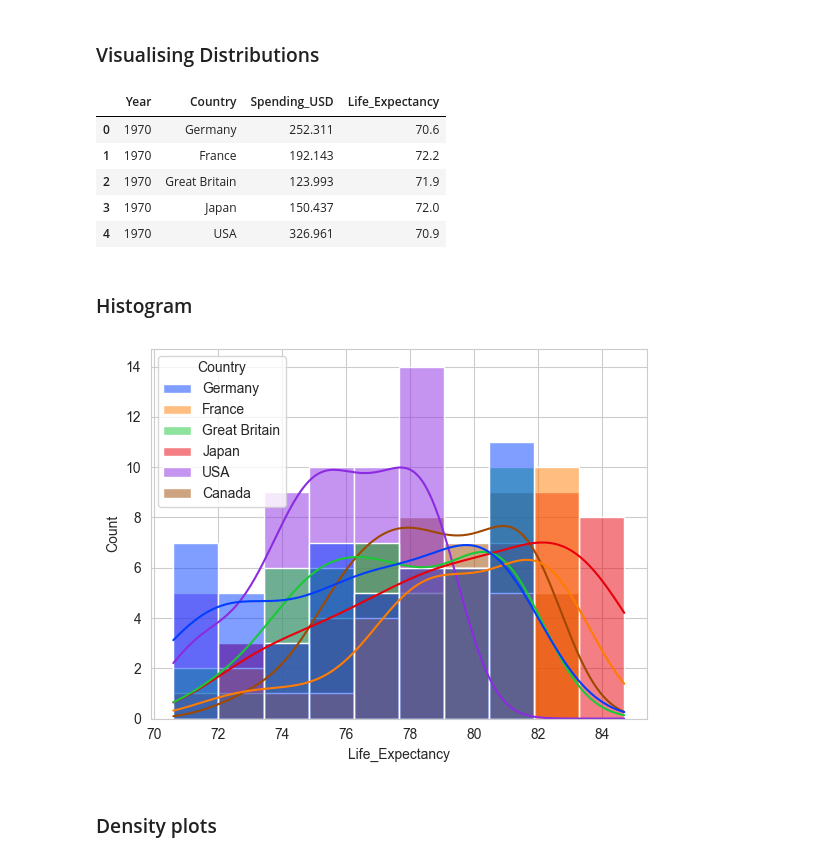
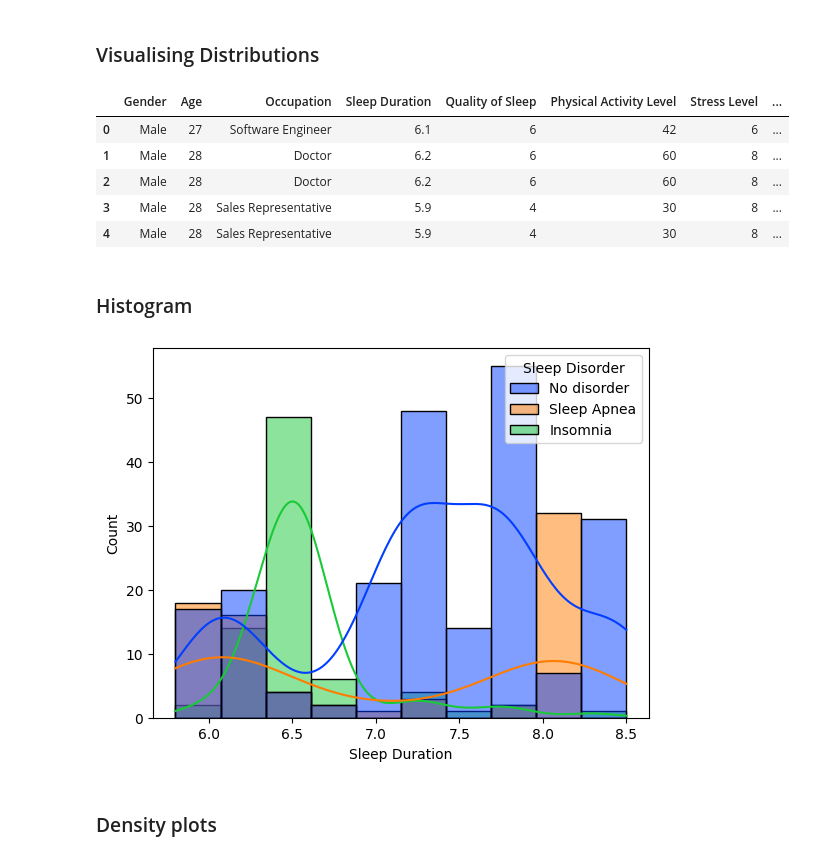
Before and after one commit to AlishaAng/EDA, a Jupyter notebook: Distribution_plots.ipynb, the cells around one changed output. Saved outputs shown, nothing was run; the diff lists cells and outputs as text; code cells hidden in the pictures.

Commit message:
change data

```diff
--- a/Distribution_plots.ipynb
+++ b/Distribution_plots.ipynb
@@ -6,24 +6,28 @@ import numpy as np
 import matplotlib.pyplot as plt
 import seaborn as sns
 # %%
-df = sns.load_dataset("healthexp")
+df = pd.read_csv("Data/Sleep_health_and_lifestyle_dataset.csv").iloc[:,1:]
 # %%
 df.head()
 # %% [output]
-|  | Year | Country | Spending_USD | Life_Expectancy |
-| 0 | 1970 | Germany | 252.311 | 70.6 |
-| 1 | 1970 | France | 192.143 | 72.2 |
-| 2 | 1970 | Great Britain | 123.993 | 71.9 |
-| 3 | 1970 | Japan | 150.437 | 72.0 |
-| 4 | 1970 | USA | 326.961 | 70.9 |
+|  | Gender | Age | Occupation | Sleep Duration | Quality of Sleep | Physical Activity Level | Stress Level | ... |
+| 0 | Male | 27 | Software Engineer | 6.1 | 6 | 42 | 6 | ... |
+| 1 | Male | 28 | Doctor | 6.2 | 6 | 60 | 8 | ... |
+| 2 | Male | 28 | Doctor | 6.2 | 6 | 60 | 8 | ... |
+| 3 | Male | 28 | Sales Representative | 5.9 | 4 | 30 | 8 | ... |
+| 4 | Male | 28 | Sales Representative | 5.9 | 4 | 30 | 8 | ... |
+# %%
+# Fill null values in the 'Sleep Disorder' column with the string "No disorder"
+# Assuming that empty value means patient does not have a sleep disorder
+df['Sleep Disorder'] = df['Sleep Disorder'].fillna('No disorder')
 # %% [markdown]
 ### Histogram
 # %%
 sns.set_palette("bright")
-sns.histplot(data=df, x="Life_Expectancy", hue='Country', kde=True)
+sns.histplot(data=df, x="Sleep Duration", hue='Sleep Disorder', kde=True)
 plt.show()
 # %% [output]
-[figure, old version]
+[figure, new version]
 # %% [markdown]
 ### Density plots
 # %%
```
Also changed, not shown: parts of 2 cells of this notebook.
